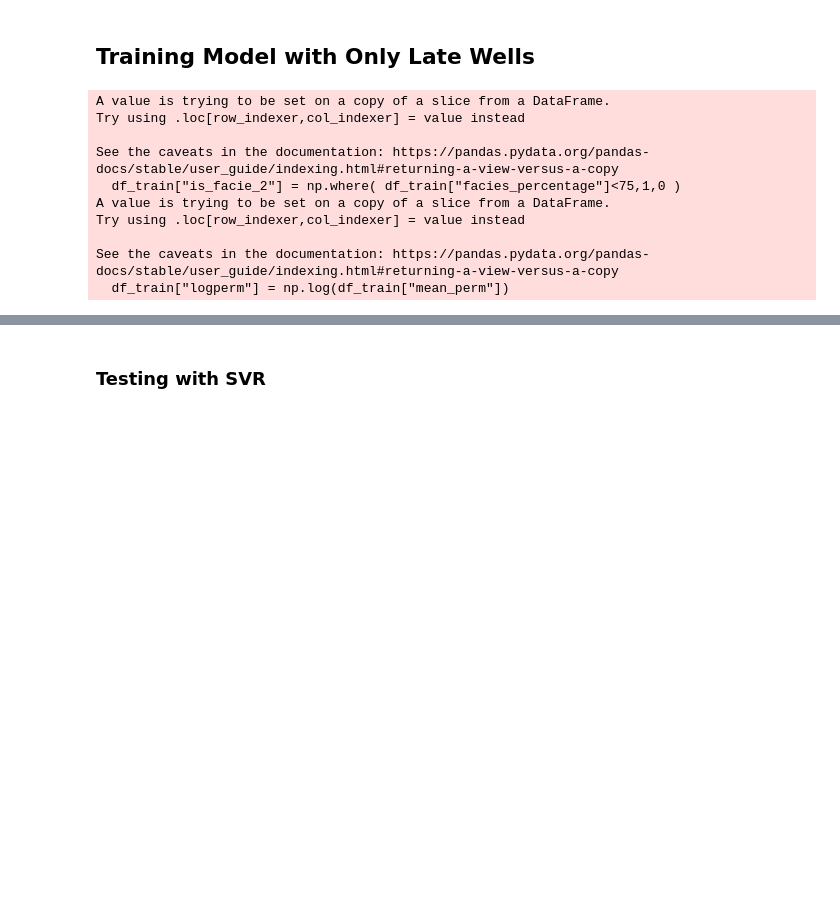
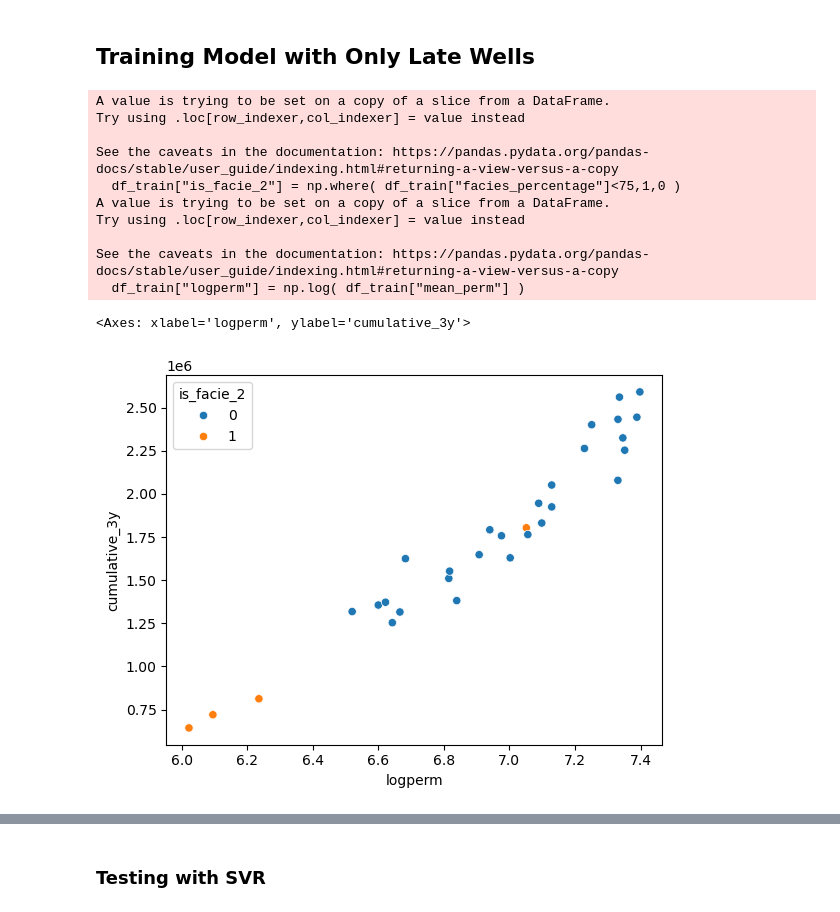
Before and after one commit to acmontesh/Energ-AI-z, a Jupyter notebook: Testing_Features_Models.ipynb, the cells around one changed output, grey strips where cells are left out. Drawn from its saved outputs; the diff is of its cells as text; code cells hidden in the pictures; blank space fills up the shorter version.

```diff
--- a/Testing_Features_Models.ipynb
+++ b/Testing_Features_Models.ipynb
@@ -372,22 +374,23 @@ sb.scatterplot( data=df_out,x="cumulative_3y",y="mean_perm",hue="brittleness",pa
 # %% [markdown]
 ## Training Model with Only Late Wells
 # %%
-#df_train = df_out.copy()
 df_train = df_out[df_out["well_on"]=="late"]
 df_train["is_facie_2"] = np.where( df_train["facies_percentage"]<75,1,0 )
-df_train["logperm"] = np.log(df_train["mean_perm"])
-# sb.scatterplot( data=df_train,x="logperm",y="cumulative_3y",hue="is_facie_2",palette="tab10" )
+df_train["logperm"] = np.log( df_train["mean_perm"] )
+sb.scatterplot( data=df_train,x="logperm",y="cumulative_3y",hue="is_facie_2",palette="tab10" )
 # %% [output]
 A value is trying to be set on a copy of a slice from a DataFrame.
 Try using .loc[row_indexer,col_indexer] = value instead
 
 See the caveats in the documentation: https://pandas.pydata.org/pandas-docs/stable/user_guide/indexing.html#returning-a-view-versus-a-copy
   df_train["is_facie_2"] = np.where( df_train["facies_percentage"]<75,1,0 )
 A value is trying to be set on a copy of a slice from a DataFrame.
 Try using .loc[row_indexer,col_indexer] = value instead
 
 See the caveats in the documentation: https://pandas.pydata.org/pandas-docs/stable/user_guide/indexing.html#returning-a-view-versus-a-copy
-  df_train["logperm"] = np.log(df_train["mean_perm"])
+  df_train["logperm"] = np.log( df_train["mean_perm"] )
+<Axes: xlabel='logperm', ylabel='cumulative_3y'>
+[figure, added]
 # %%
 df_train.head(  )
 # %% [output]
```
Also changed, not shown: parts of 23 cells of this notebook, 2 other files.
